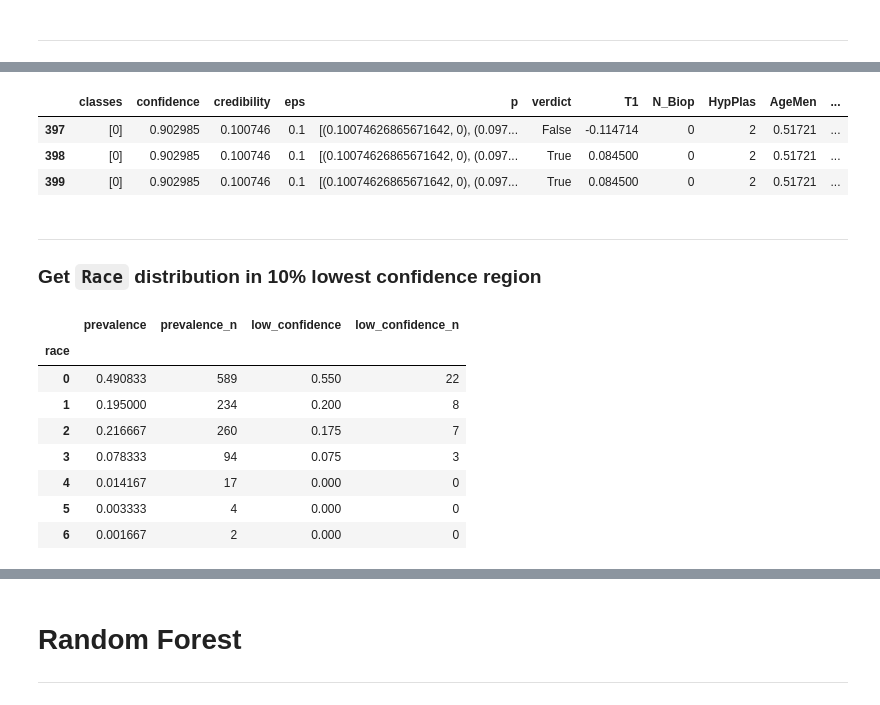
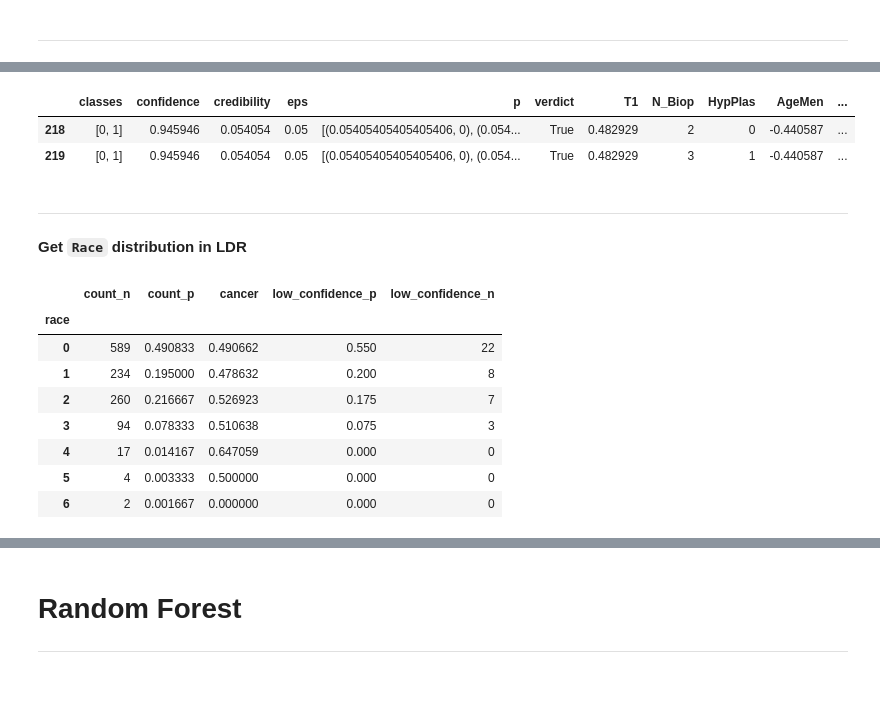
Before and after one commit to illato/vigilant-computing-machine, a Jupyter notebook: source/Notebooks/Conformal_Prediction_Confidence_LDR_Disparity.ipynb, the cells around one changed output, grey strips where cells are left out. Cells and saved outputs as stored; diff of their text form; code cells hidden in the pictures.

```diff
--- a/source/Notebooks/Conformal_Prediction_Confidence_LDR_Disparity.ipynb
+++ b/source/Notebooks/Conformal_Prediction_Confidence_LDR_Disparity.ipynb
@@ -118,0 +230,20 @@ df_pred_logistic.head(3)
+# %%
+np.random.seed(42)
+
+
+train, test = next(cp.evaluation.RandomSampler(tab_decimated,2,1))
+train, calibrate = next(cp.evaluation.RandomSampler(train,2,1))
+
+cc = cp.classification.InductiveClassifier(
+        cp.nonconformity.InverseProbability(
+            Orange.classification.LogisticRegressionLearner()))
+
+experiment_logistic_cancer_decimated = util.run_experiments(cc,
+                                                            train,
+                                                            test,
+                                                            calibrate,
+                                                            eps=0.05,
+                                                            method='Baseline Split Data')
+
+util.plot_experiments(experiment_logistic_cancer_decimated)
+experiment_logistic_cancer_decimated
@@ -122,6 +261,8 @@ df_pred_logistic.head(3)
 # %%
-ldr_idx = int(len(df_pred_logistic.index.values) / 10)
-df_pred_logistic_ldr = df_pred_logistic.iloc[-ldr_idx:,:]
-df_pred_logistic_ldr.head(3)
+df_pred = experiment_logistic_signal.loc[0, 'df']
+df_pred = util.sort_reindex(df_pred, col=['confidence','credibility'])
+ldr_idx = int(len(df_pred.index.values) / 10)
+df_pred_logistic_signal_ldr = df_pred.iloc[-ldr_idx:,:].copy()
+df_pred_logistic_signal_ldr.tail(2)
 # %% [output]
 |  | classes | confidence | credibility | eps | p | verdict | T1 | N_Biop | HypPlas | AgeMen | ... |
@@ -131,29 +271,35 @@ df_pred_logistic_ldr.head(3)
 # %%
-df_pred_logistic_ldr.tail(3)
+df_pred = experiment_logistic_cancer_decimated.loc[0, 'df']
+df_pred = util.sort_reindex(df_pred, col=['confidence','credibility'])
+ldr_idx = int(len(df_pred.index.values) / 10)
+df_pred_logistic_signal_cancer_decimated_ldr = df_pred.iloc[-ldr_idx:,:].copy()
+df_pred_logistic_signal_cancer_decimated_ldr.tail(2)
 # %% [output]
 |  | classes | confidence | credibility | eps | p | verdict | T1 | N_Biop | HypPlas | AgeMen | ... |
-| 397 | [0] | 0.902985 | 0.100746 | 0.1 | [(0.10074626865671642, 0), (0.097... | False | -0.114714 | 0 | 2 | 0.51721 | ... |
-| 398 | [0] | 0.902985 | 0.100746 | 0.1 | [(0.10074626865671642, 0), (0.097... | True | 0.084500 | 0 | 2 | 0.51721 | ... |
-| 399 | [0] | 0.902985 | 0.100746 | 0.1 | [(0.10074626865671642, 0), (0.097... | True | 0.084500 | 0 | 2 | 0.51721 | ... |
+| 218 | [0, 1] | 0.945946 | 0.054054 | 0.05 | [(0.05405405405405406, 0), (0.054... | True | 0.482929 | 2 | 0 | -0.440587 | ... |
+| 219 | [0, 1] | 0.945946 | 0.054054 | 0.05 | [(0.05405405405405406, 0), (0.054... | True | 0.482929 | 3 | 1 | -0.440587 | ... |
 # %% [markdown]
 ----
-### Get `Race` distribution in 10% lowest confidence region
+__Get `Race` distribution in LDR__
 # %%
-logistic_ldr_race_counts = df_pred_logistic_ldr.Race.value_counts().sort_index()
-n_logistic_ldr_race = logistic_ldr_race_counts.values.sum()
-logistic_ldr_race_prop = pd.DataFrame({'low_confidence_p': logistic_ldr_race_counts / n_logistic_ldr_race,
-                                       'low_confidence_n': logistic_ldr_race_counts})
-df_logistic_ldr_race_disparity = df_race_signal_prop.join(logistic_ldr_race_prop, on='race', how='left')
-df_logistic_ldr_race_disparity = df_logistic_ldr_race_disparity.fillna(0)
-df_logistic_ldr_race_disparity['low_confidence_n'] = df_logistic_ldr_race_disparity['low_confidence_n'].astype(int)
+counts = df_pred_logistic_signal_ldr.Race.value_counts().sort_index()
+sums = counts.values.sum()
+proportions = pd.DataFrame({'low_confidence_p': counts / sums,
+                            'low_confidence_n': counts})
+table = df_race_signal_prop.join(proportions,
+                                 on='race',
+                                 how='left')
+table = table.fillna(0)
+table['low_confidence_n'] = table['low_confidence_n'].astype(int)
+df_logistic_ldr_race_disparity = table.copy()
 df_logistic_ldr_race_disparity
 # %% [output]
-|  | prevalence | prevalence_n | low_confidence | low_confidence_n |
-| race |  |  |  |  |
-| 0 | 0.490833 | 589 | 0.550 | 22 |
-| 1 | 0.195000 | 234 | 0.200 | 8 |
-| 2 | 0.216667 | 260 | 0.175 | 7 |
-| 3 | 0.078333 | 94 | 0.075 | 3 |
-| 4 | 0.014167 | 17 | 0.000 | 0 |
-| 5 | 0.003333 | 4 | 0.000 | 0 |
-| 6 | 0.001667 | 2 | 0.000 | 0 |
+|  | count_n | count_p | cancer | low_confidence_p | low_confidence_n |
+| race |  |  |  |  |  |
+| 0 | 589 | 0.490833 | 0.490662 | 0.550 | 22 |
+| 1 | 234 | 0.195000 | 0.478632 | 0.200 | 8 |
+| 2 | 260 | 0.216667 | 0.526923 | 0.175 | 7 |
+| 3 | 94 | 0.078333 | 0.510638 | 0.075 | 3 |
+| 4 | 17 | 0.014167 | 0.647059 | 0.000 | 0 |
+| 5 | 4 | 0.003333 | 0.500000 | 0.000 | 0 |
+| 6 | 2 | 0.001667 | 0.000000 | 0.000 | 0 |
```
Also changed, not shown: parts of 156 cells of this notebook, 1 other file.
